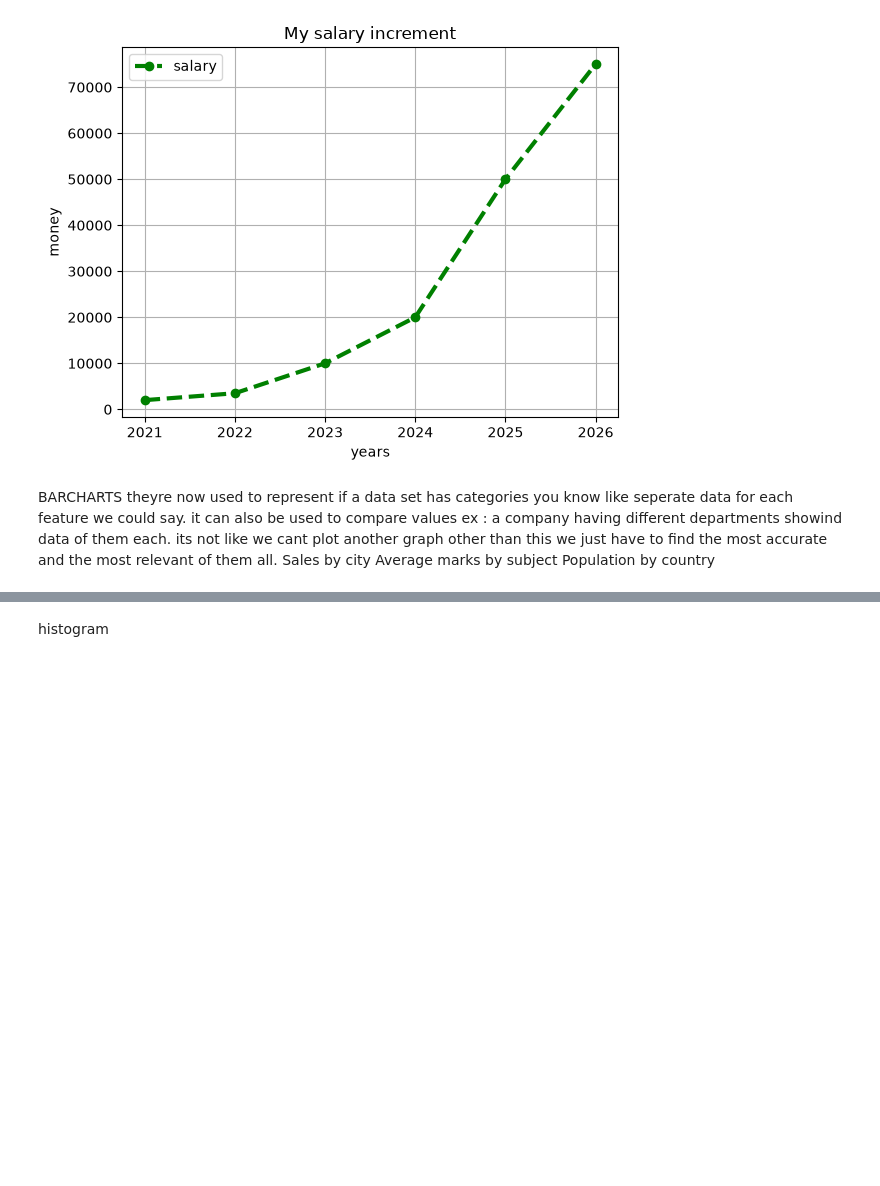
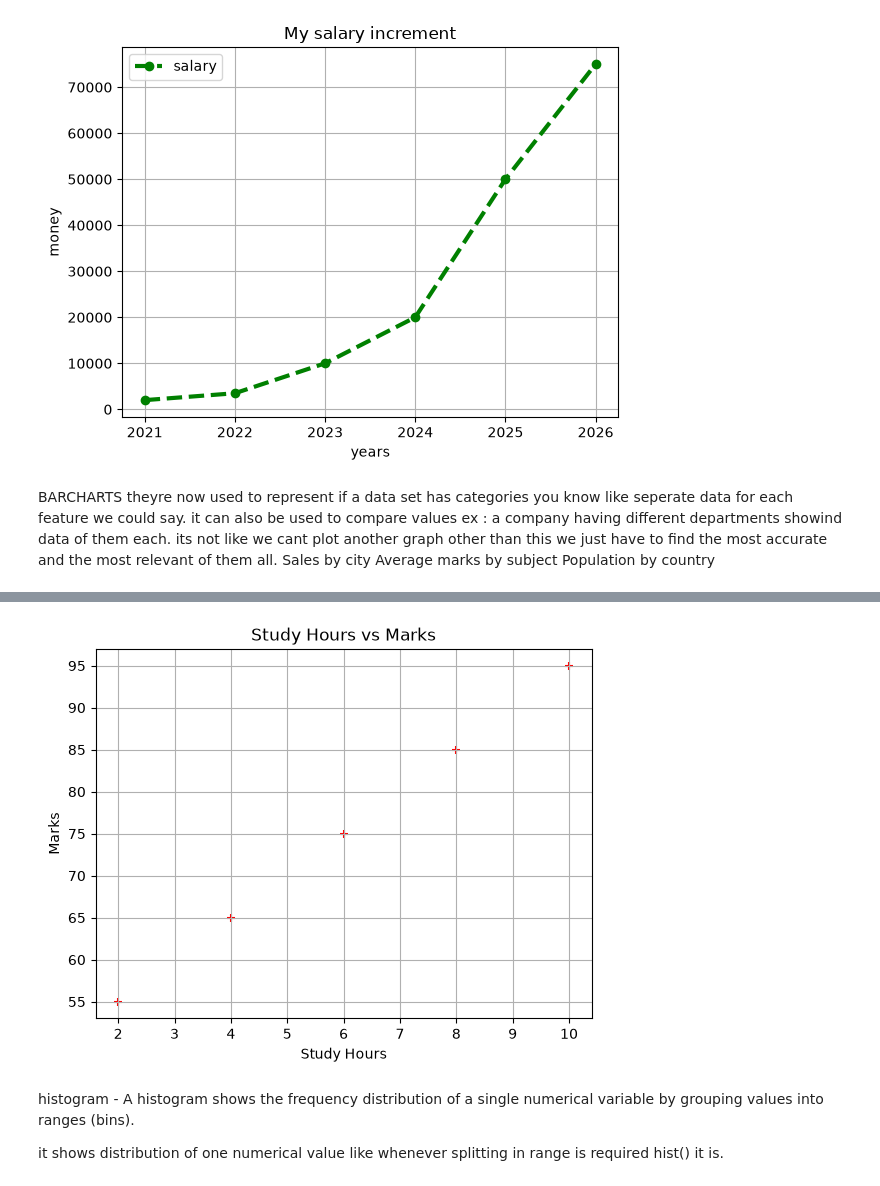
Before and after one commit to rushil-18/python-notes, a Jupyter notebook: visualization.ipynb/matplotlib.ipynb, the cells around one changed output, grey strips where cells are left out. Drawn from its saved outputs; the diff is of its cells as text; code cells hidden in the pictures; blank space fills up the shorter version.

```diff
--- a/visualization.ipynb/matplotlib.ipynb
+++ b/visualization.ipynb/matplotlib.ipynb
@@ -107,5 +151,19 @@ Does advertising spend affect sales?
 Does temperature affect electricity consumption?
 Does house size affect price?
 "checking if two numerical values are related or not"
+# %%
+study_hours = [2,4,6,8,10]
+marks = [55,65,75,85,95]
+
+plt.scatter(study_hours , marks, marker = "+", color = "red")
+plt.title("Study Hours vs Marks")
+plt.xlabel("Study Hours")
+plt.ylabel("Marks")
+plt.grid(True)
+plt.show()
+# %% [output]
+[figure, added]
 # %% [markdown]
-histogram
+histogram - A histogram shows the frequency distribution of a single numerical variable by grouping values into ranges (bins).
+
+it shows distribution of one numerical value like whenever splitting in range is required hist() it is.
```
Also changed, not shown: parts of 14 cells of this notebook, 3 other files.
